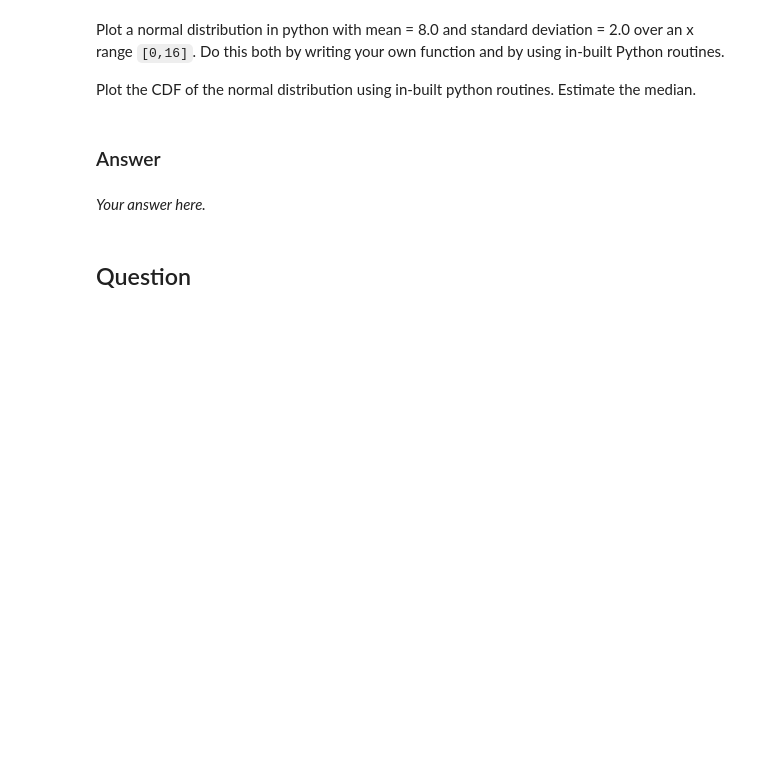
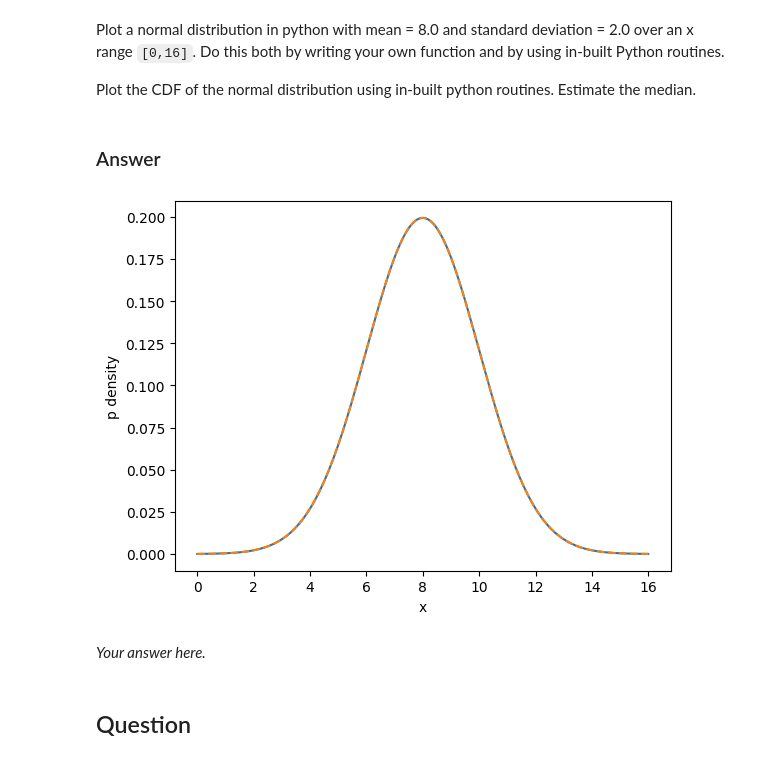
Before and after one commit to prayas-thapa22/jupyter_practice, a Jupyter notebook: Chapter3/Chapter3_yourturn.ipynb, the cells around one changed output. Saved outputs shown, nothing was run; the diff lists cells and outputs as text; code cells hidden in the pictures; blank space fills up the shorter version.

```diff
--- a/Chapter3/Chapter3_yourturn.ipynb
+++ b/Chapter3/Chapter3_yourturn.ipynb
@@ -122,6 +122,40 @@ Plot a normal distribution in python with mean = 8.0 and standard deviation = 2.
 Plot the CDF of the normal distribution using in-built python routines. Estimate the median.
 # %% [markdown]
 ### Answer
+# %%
+from re import X
+import numpy as py
+import pylab as plt
+from scipy.stats import norm
+
+mean = 8
+std_dev = 2
+
+def calculate_normal_dist(x):
+  return (1/(std_dev * py.sqrt(2*py.pi))) * py.e**(-((x-mean)**2)/(2*(std_dev**2)))
+
+
+# for i in range(0,17):
+#   norm_dist.append(calculate_normal_dist(i))
+
+x = py.linspace(0, 16, 200)
+
+norm_dist = calculate_normal_dist(x)
+
+#comparing to pre-existing function to make sure its correct
+scipy_dist = norm.pdf(x, loc=8, scale=2)
+
+
+plt.plot(x,norm_dist, label="my function")
+plt.plot(x, scipy_dist, "--", label="python function")
+plt.xlabel("x")
+plt.ylabel("p density")
+
+plt.show()
+
+#finding CDF
+# %% [output]
+[figure, added]
 # %% [markdown]
 *Your answer here.*
 # %% [markdown]
```
